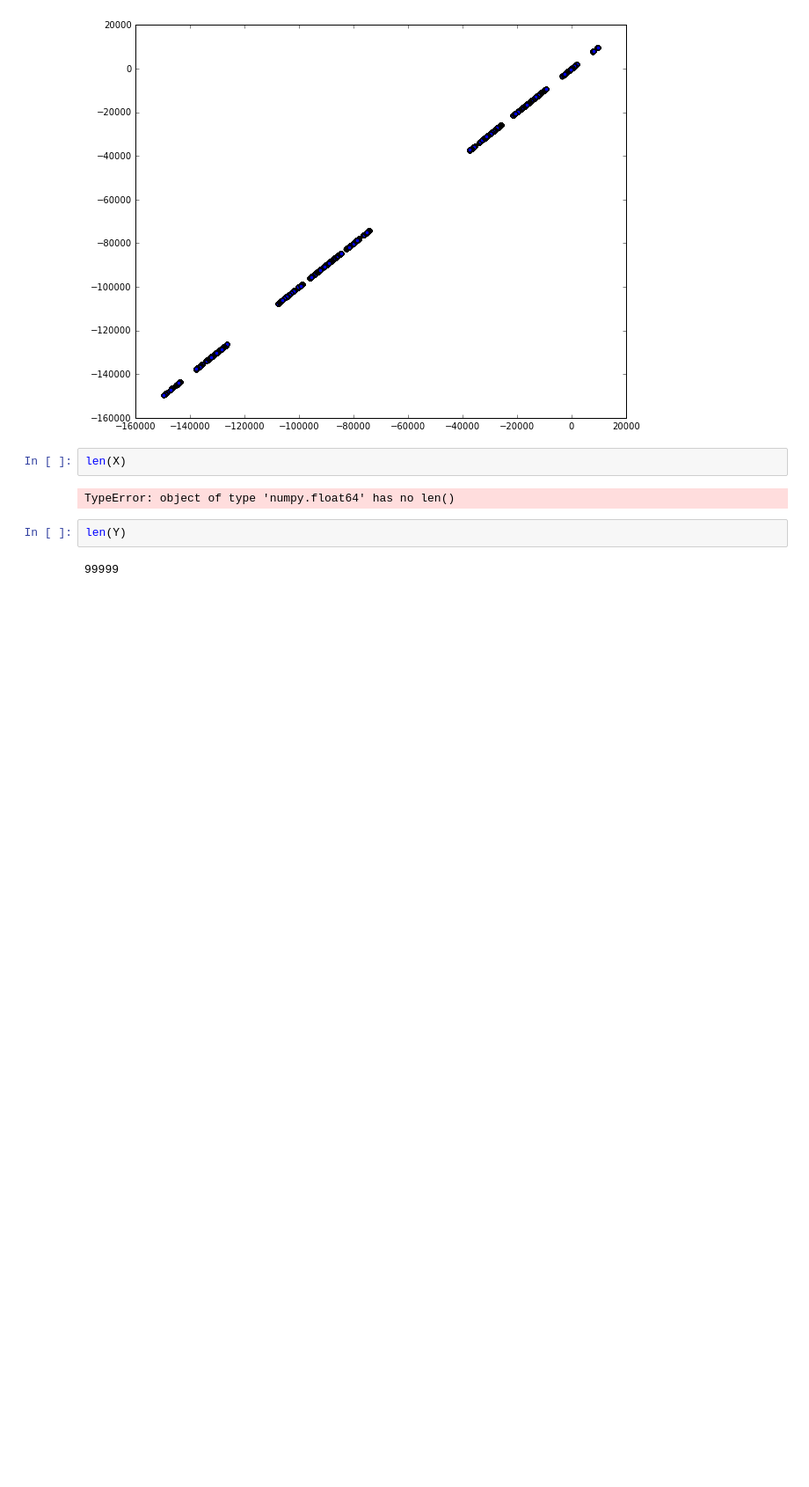
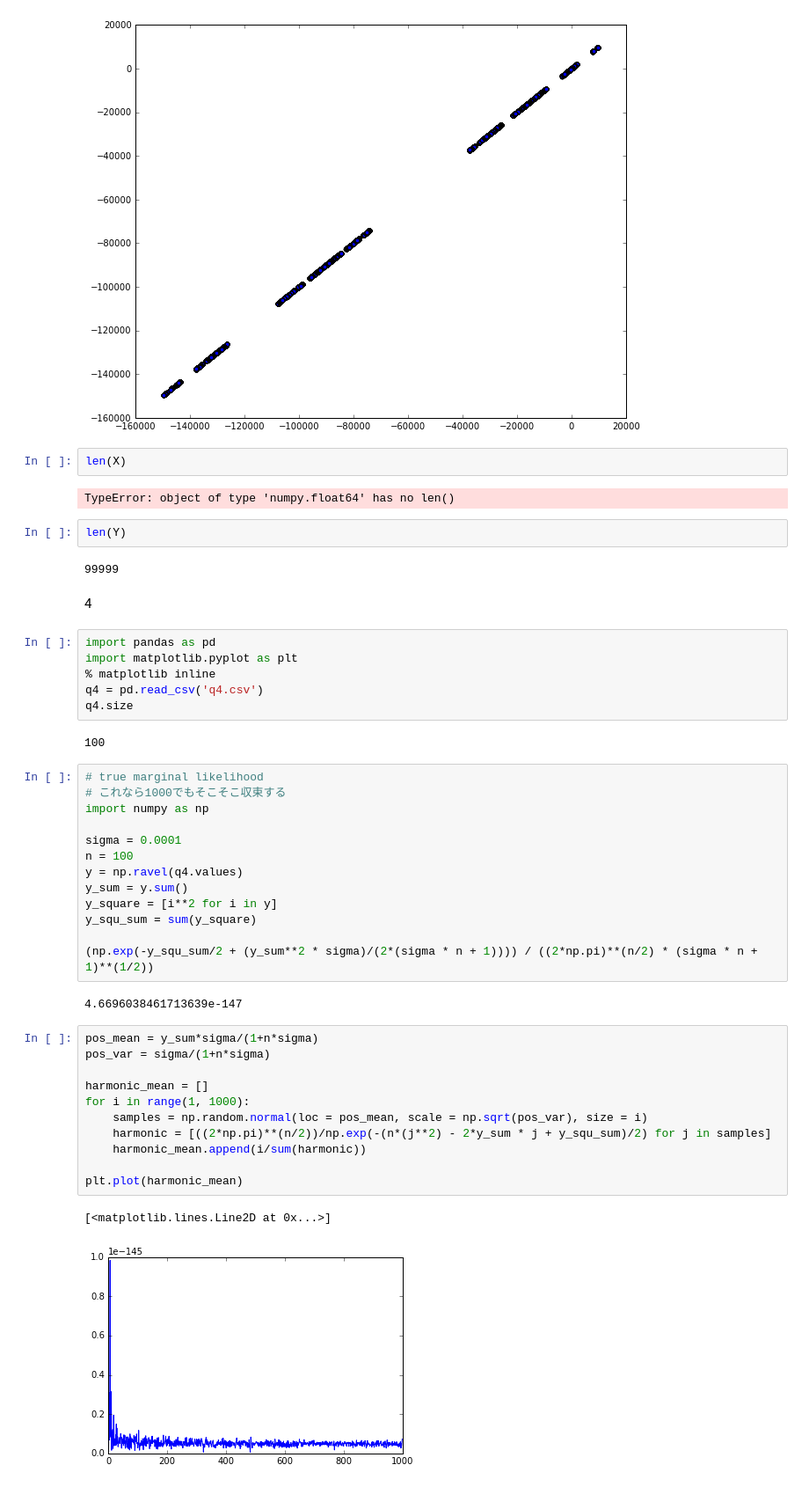
Before and after one commit to keiikegami/assignments, a Jupyter notebook: ass2.ipynb, the cells around one changed output. Shown: that part at 88% size. Drawn from its saved outputs; the diff is of its cells as text; blank space fills up the shorter version.

```diff
--- a/ass2.ipynb
+++ b/ass2.ipynb
@@ -188,3 +188,42 @@ TypeError: object of type 'numpy.float64' has no len()
 len(Y)
 # %% [output]
 99999
+# %% [markdown]
+4
+# %%
+import pandas as pd
+import matplotlib.pyplot as plt
+% matplotlib inline
+q4 = pd.read_csv('q4.csv')
+q4.size
+# %% [output]
+100
+# %%
+# true marginal likelihood
+# これなら1000でもそこそこ収束する
+import numpy as np
+
+sigma = 0.0001
+n = 100
+y = np.ravel(q4.values)
+y_sum = y.sum()
+y_square = [i**2 for i in y]
+y_squ_sum = sum(y_square)
+
+(np.exp(-y_squ_sum/2 + (y_sum**2 * sigma)/(2*(sigma * n + 1)))) / ((2*np.pi)**(n/2) * (sigma * n + 1)**(1/2))
+# %% [output]
+4.6696038461713639e-147
+# %%
+pos_mean = y_sum*sigma/(1+n*sigma)
+pos_var = sigma/(1+n*sigma)
+
+harmonic_mean = []
+for i in range(1, 1000):
+    samples = np.random.normal(loc = pos_mean, scale = np.sqrt(pos_var), size = i)
+    harmonic = [((2*np.pi)**(n/2))/np.exp(-(n*(j**2) - 2*y_sum * j + y_squ_sum)/2) for j in samples]
+    harmonic_mean.append(i/sum(harmonic))
+
+plt.plot(harmonic_mean)
+# %% [output]
+[<matplotlib.lines.Line2D at 0x...>]
+[figure, added]
```
Also changed, not shown: parts of 5 cells of this notebook, 1 other file.
